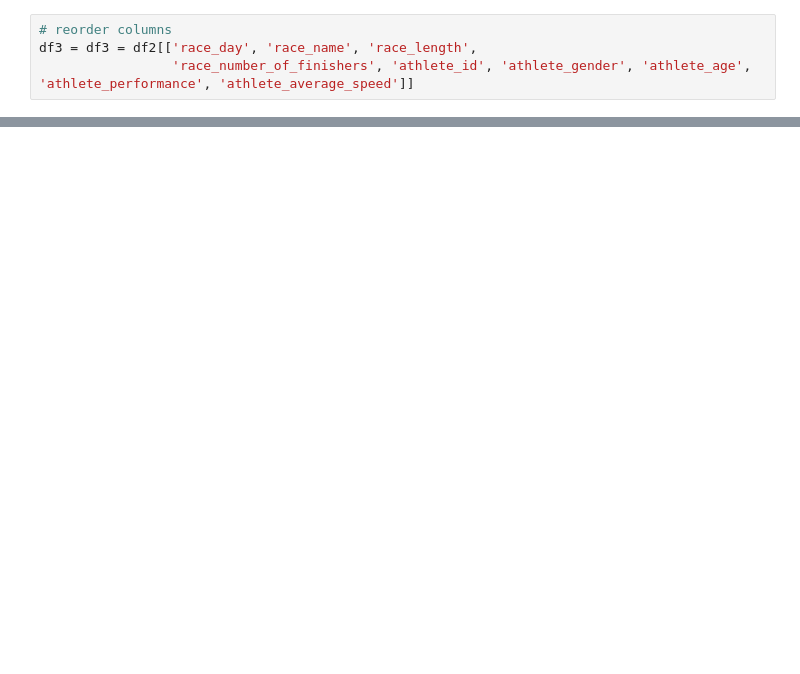
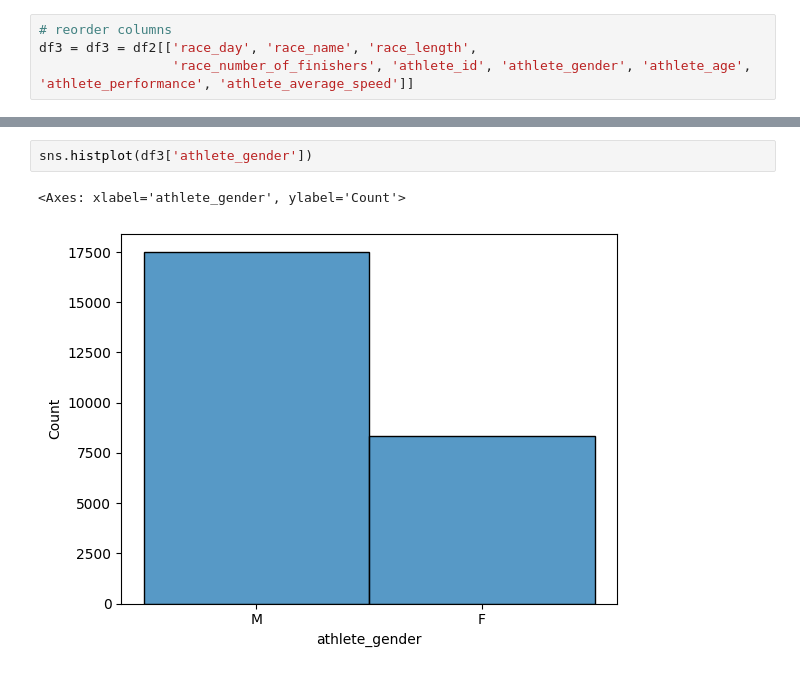
Before and after one commit to Adew1009/PythonPandasProject, a Jupyter notebook: Project Folder/PythonPandasProject.ipynb, the cells around one changed output, grey strips where cells are left out. Saved outputs shown, nothing was run; the diff lists cells and outputs as text; blank space fills up the shorter version.

```diff
--- a/Project Folder/PythonPandasProject.ipynb
+++ b/Project Folder/PythonPandasProject.ipynb
@@ -479,0 +526,5 @@ df3.head(10)
+# %%
+sns.histplot(df3['athlete_gender'])
+# %% [output]
+<Axes: xlabel='athlete_gender', ylabel='Count'>
+[figure, added]
```
Also changed, not shown: parts of 21 cells of this notebook.
